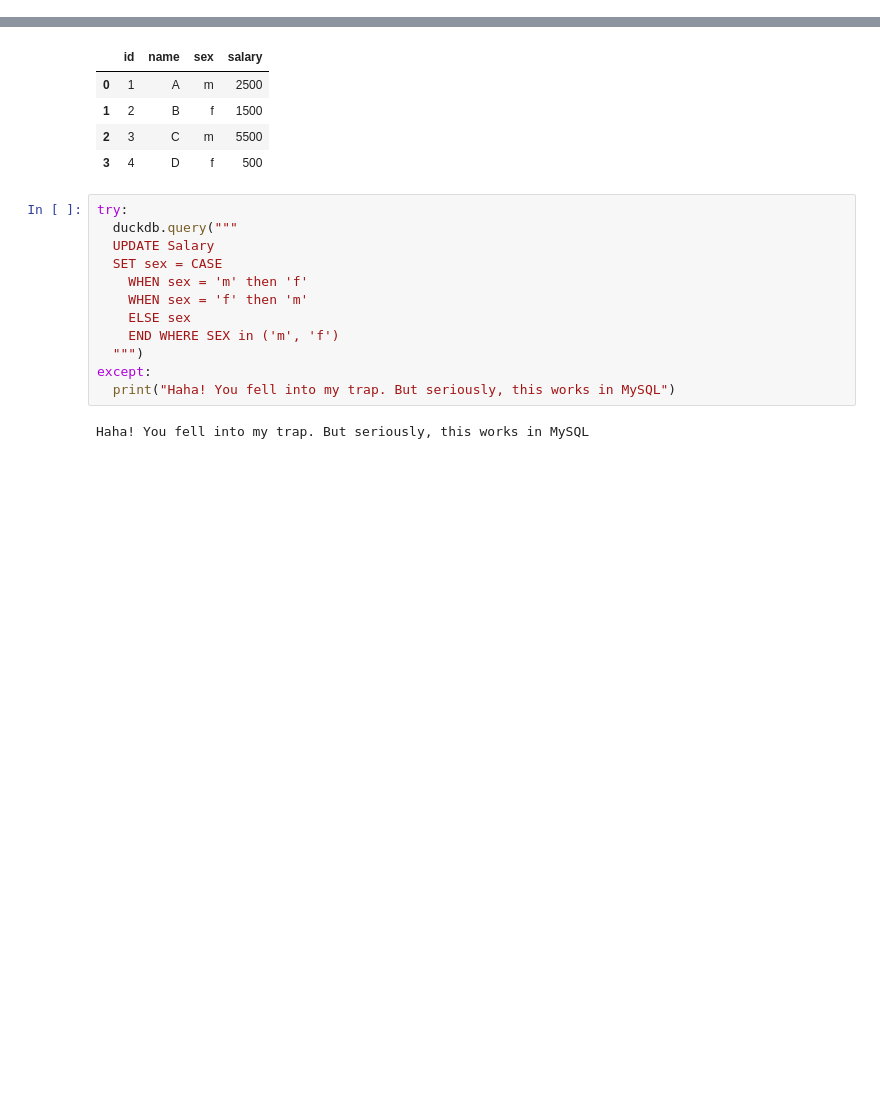
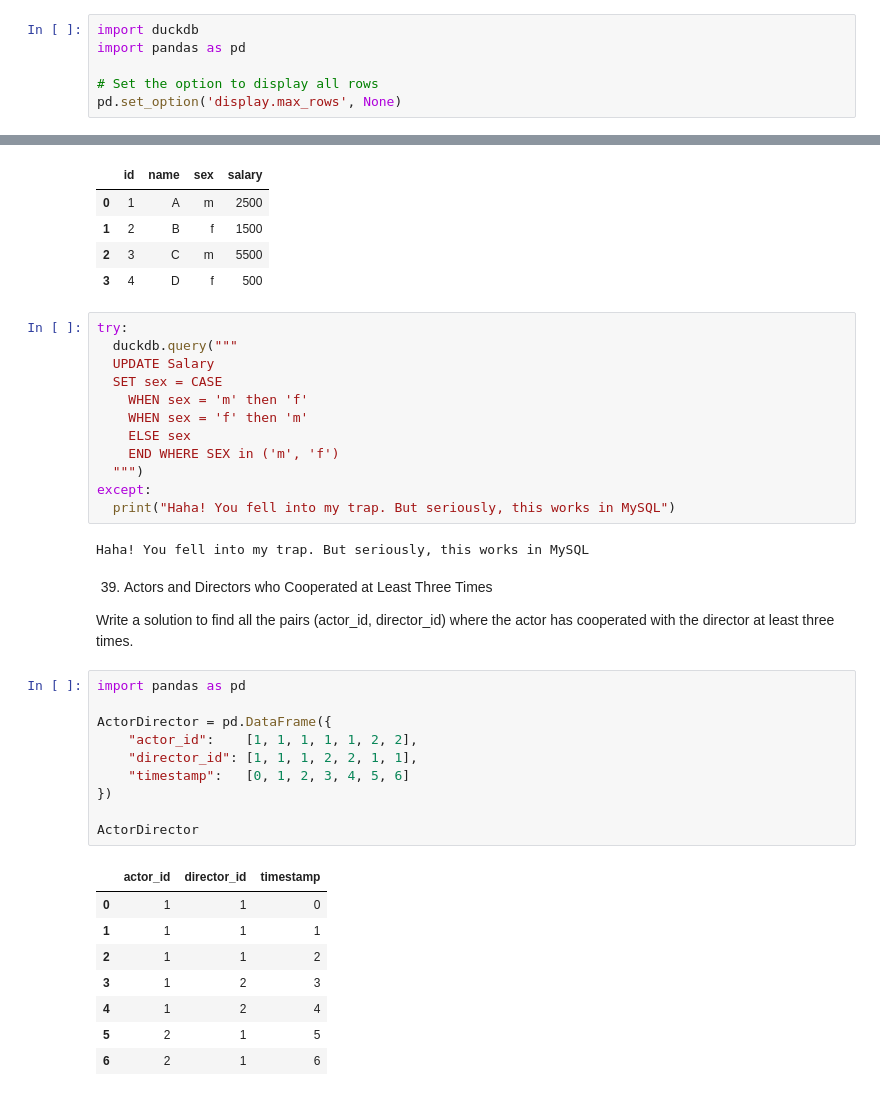
Before and after one commit to isaac-altair/SQL, a Jupyter notebook: Various_SQL_Exercises.ipynb, the cells around one changed output, grey strips where cells are left out. Drawn from its saved outputs; the diff is of its cells as text; blank space fills up the shorter version.

```diff
--- a/Various_SQL_Exercises.ipynb
+++ b/Various_SQL_Exercises.ipynb
@@ -9,3 +7,9 @@ import duckdb
+# %%
+import duckdb
+import pandas as pd
+
+# Set the option to display all rows
+pd.set_option('display.max_rows', None)
 # %%
 df = pd.read_excel("/content/dummy_file.xlsx")
 # %%
@@ -2006,3 +2010,26 @@ except:
   print("Haha! You fell into my trap. But seriously, this works in MySQL")
 # %% [output]
 Haha! You fell into my trap. But seriously, this works in MySQL
+# %% [markdown]
+39. Actors and Directors who Cooperated at Least Three Times
+
+Write a solution to find all the pairs (actor_id, director_id) where the actor has cooperated with the director at least three times.
+# %%
+import pandas as pd
+
+ActorDirector = pd.DataFrame({
+    "actor_id":    [1, 1, 1, 1, 1, 2, 2],
+    "director_id": [1, 1, 1, 2, 2, 1, 1],
+    "timestamp":   [0, 1, 2, 3, 4, 5, 6]
+})
+
+ActorDirector
+# %% [output]
+|  | actor_id | director_id | timestamp |
+| 0 | 1 | 1 | 0 |
+| 1 | 1 | 1 | 1 |
+| 2 | 1 | 1 | 2 |
+| 3 | 1 | 2 | 3 |
+| 4 | 1 | 2 | 4 |
+| 5 | 2 | 1 | 5 |
+| 6 | 2 | 1 | 6 |
```
Also changed, not shown: parts of 16 cells of this notebook.
